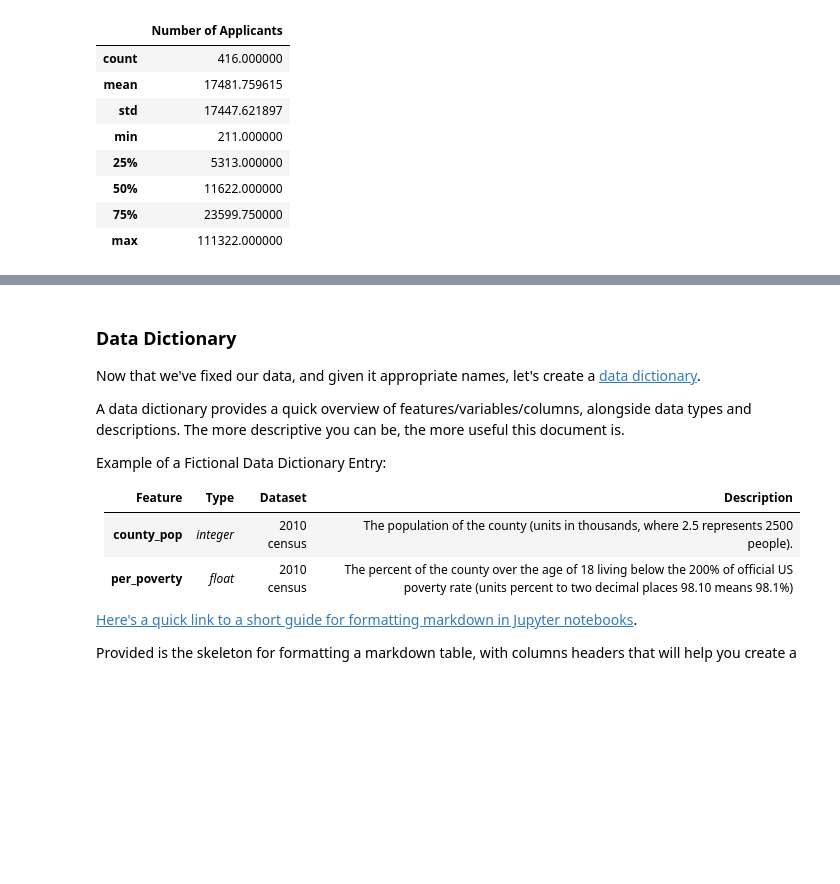
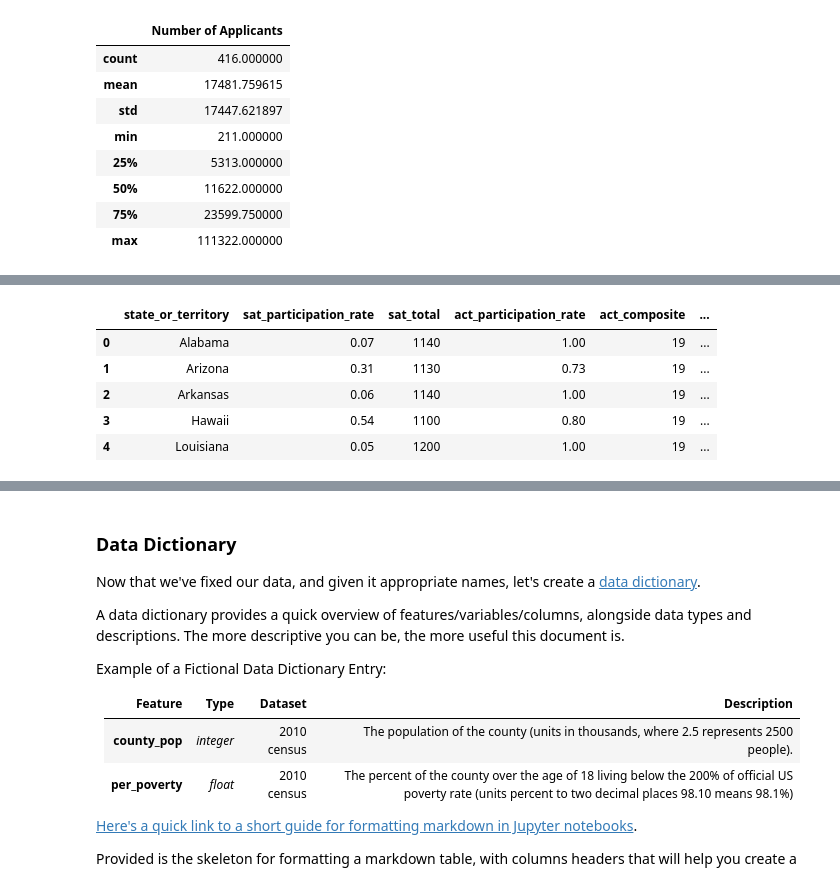
Before and after one commit to lmdunn/actsat, a Jupyter notebook: code/loren-starter-code.ipynb, the cells around one changed output, grey strips where cells are left out. Cells and saved outputs as stored; diff of their text form; code cells hidden in the pictures; blank space fills up the shorter version.

```diff
--- a/code/loren-starter-code.ipynb
+++ b/code/loren-starter-code.ipynb
@@ -725,0 +1126,10 @@ DO THIS AFTER CLEANING UP SAT AND ACT TABLES
+# %%
+# I discovered below that I needed to reset my index or I'd lose the state names from my join.
+
+act_sat_2019_df.reset_index(inplace=True)
+# %%
+# I need to round my sat_total (to nearest ten) and act_composite (to nearest whole number) in order
+# to be able to compare them
+# got help here: https://www.tutorialkart.com/python/python-round/python-round-to-nearest-10/ on rounding to 10
+
+act_sat_2019_df['sat_total'] = act_sat_2019_df['sat_total'].map(lambda x: round(x/10)*10)
@@ -725,0 +1145,4 @@ DO THIS AFTER CLEANING UP SAT AND ACT TABLES
+# %%
+# I need to lookup SAT total equivalent of ACT composite.
+
+act_sat_2019_df['act_composite'] = act_sat_2019_df['act_composite'].map(lambda x: round(x))
@@ -725,0 +1158,16 @@ DO THIS AFTER CLEANING UP SAT AND ACT TABLES
+# %%
+#I used this site to learn how to do this: https://www.geeksforgeeks.org/how-to-do-a-vlookup-in-python-using-pandas/
+
+act_sat_2019_df = pd.merge(act_sat_2019_df,
+                           a_to_s_df,
+                           on = 'act_composite',
+                           how = 'inner')
+# %%
+act_sat_2019_df.head()
+# %% [output]
+|  | state_or_territory | sat_participation_rate | sat_total | act_participation_rate | act_composite | ... |
+| 0 | Alabama | 0.07 | 1140 | 1.00 | 19 | ... |
+| 1 | Arizona | 0.31 | 1130 | 0.73 | 19 | ... |
+| 2 | Arkansas | 0.06 | 1140 | 1.00 | 19 | ... |
+| 3 | Hawaii | 0.54 | 1100 | 0.80 | 19 | ... |
+| 4 | Louisiana | 0.05 | 1200 | 1.00 | 19 | ... |
```
Also changed, not shown: parts of 84 cells of this notebook.
